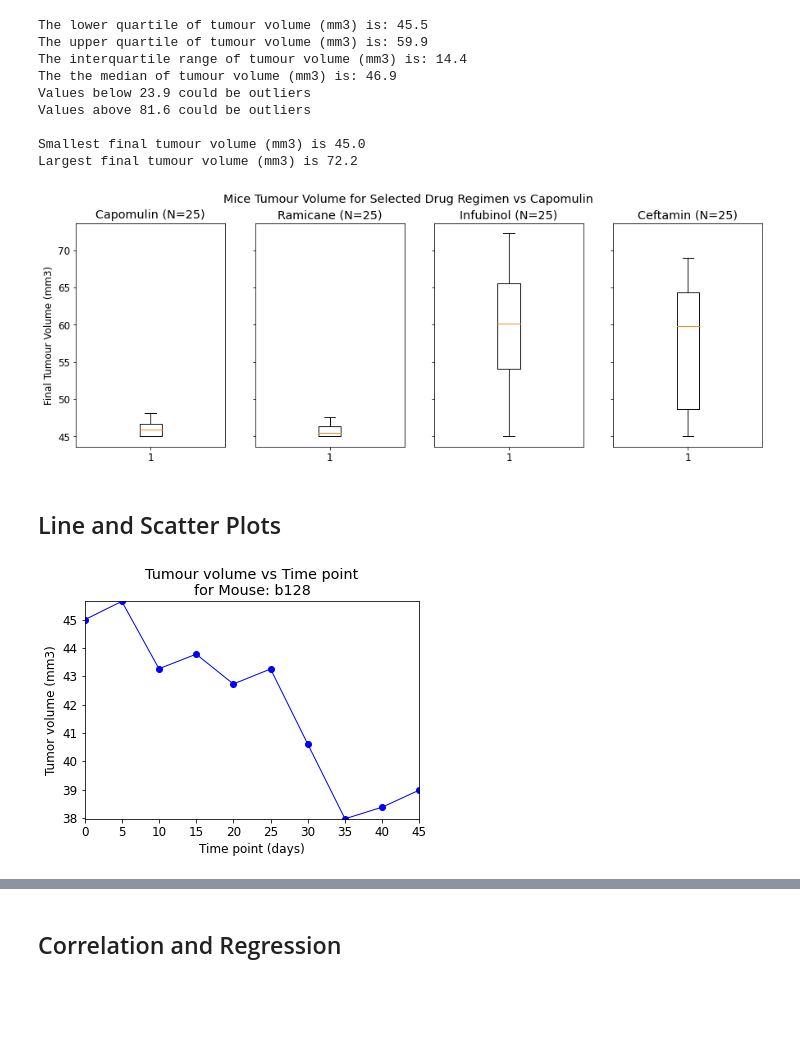
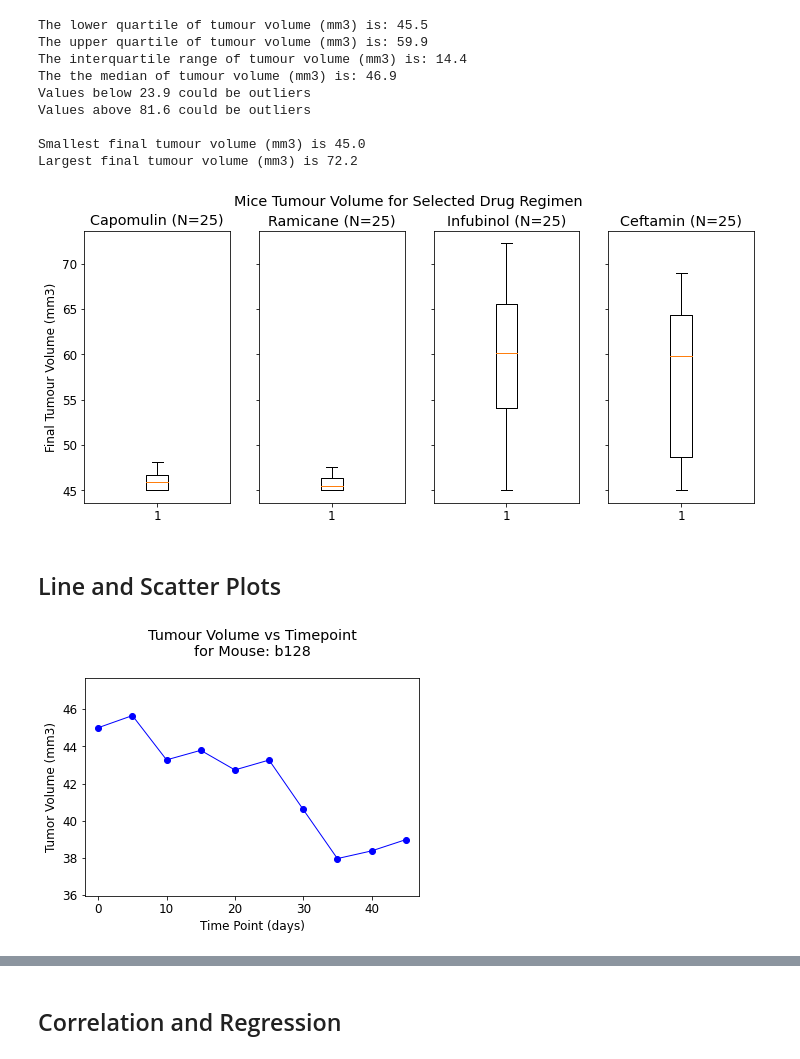
Before and after one commit to jgausachs/matplotlib-challenge, a Jupyter notebook: Pymaceuticals/pymaceuticals_starter.ipynb, the cells around one changed output, grey strips where cells are left out. Drawn from its saved outputs; the diff is of its cells as text; code cells hidden in the pictures; blank space fills up the shorter version.

```diff
--- a/Pymaceuticals/pymaceuticals_starter.ipynb
+++ b/Pymaceuticals/pymaceuticals_starter.ipynb
@@ -333,34 +364,38 @@ Smallest final tumour volume (mm3) is 45.0
 Largest final tumour volume (mm3) is 72.2
 # %%
 # Generate a box plot of the final tumour volume of each mouse across four regimens of interest
-tumour_vol_1 = selected_tumour_vol_df.loc[selected_tumour_vol_df["Drug Regimen"]==treatment_selected_ser[0],["Tumour Vol (mm3)"]]
-tumour_vol_2 = selected_tumour_vol_df.loc[selected_tumour_vol_df["Drug Regimen"]==treatment_selected_ser[1],["Tumour Vol (mm3)"]]
-tumour_vol_3 = selected_tumour_vol_df.loc[selected_tumour_vol_df["Drug Regimen"]==treatment_selected_ser[2],["Tumour Vol (mm3)"]]
-tumour_vol_4 = selected_tumour_vol_df.loc[selected_tumour_vol_df["Drug Regimen"]==treatment_selected_ser[3],["Tumour Vol (mm3)"]]
+tumour_vol_1 = selected_tumour_vol_df.loc[selected_tumour_vol_df["Drug Regimen"]==\
+    treatment_selected_ser[0],["Tumour Vol (mm3)"]]
+tumour_vol_2 = selected_tumour_vol_df.loc[selected_tumour_vol_df["Drug Regimen"]==\
+    treatment_selected_ser[1],["Tumour Vol (mm3)"]]
+tumour_vol_3 = selected_tumour_vol_df.loc[selected_tumour_vol_df["Drug Regimen"]==\
+    treatment_selected_ser[2],["Tumour Vol (mm3)"]]
+tumour_vol_4 = selected_tumour_vol_df.loc[selected_tumour_vol_df["Drug Regimen"]==\
+    treatment_selected_ser[3],["Tumour Vol (mm3)"]]
 
-fig2, (ax1, ax2, ax3, ax4) = plt.subplots(1, 4, sharey=True, figsize=(15,5))
-fig2.suptitle('Mice Tumour Volume for Selected Drug Regimen vs Capomulin\n')
+fig2, (ax1, ax2, ax3, ax4) = plt.subplots(1, 4, sharey=True, figsize=(12,5))
+fig2.suptitle('Mice Tumour Volume for Selected Drug Regimen\n')
 
 ax1.boxplot(tumour_vol_1["Tumour Vol (mm3)"])
 ax2.boxplot(tumour_vol_2["Tumour Vol (mm3)"])
 ax3.boxplot(tumour_vol_3["Tumour Vol (mm3)"])
 ax4.boxplot(tumour_vol_4["Tumour Vol (mm3)"])
 
 N1 = len(tumour_vol_1["Tumour Vol (mm3)"])
 N2 = len(tumour_vol_2["Tumour Vol (mm3)"])
 N3 = len(tumour_vol_3["Tumour Vol (mm3)"])
 N4 = len(tumour_vol_4["Tumour Vol (mm3)"])
 
 ax1.set_ylabel('Final Tumour Volume (mm3)')
 
 ax1.set_title(f"{treatment_selected_ser[0]} (N={N1})")
 ax2.set_title(f"{treatment_selected_ser[1]} (N={N2})")
 ax3.set_title(f"{treatment_selected_ser[2]} (N={N3})")
 ax4.set_title(f"{treatment_selected_ser[3]} (N={N4})")
 
 plt.show()
 # %% [output]
-[figure, old version]
+[figure, new version]
 # %% [markdown]
 ## Line and Scatter Plots
 # %%
@@ -371,17 +406,17 @@ selected_mouse_data = combined_clean_results_df.loc[combined_clean_results_df["M
 x_axis = selected_mouse_data["Timepoint"]
 y_axis = selected_mouse_data["Tumour Volume (mm3)"]
 
-plt.title(f"Tumour volume vs Time point\nfor Mouse: {selected_mouse}")
-plt.xlabel("Time point (days)")
-plt.ylabel("Tumor volume (mm3)")
+plt.title(f"Tumour Volume vs Timepoint\nfor Mouse: {selected_mouse}\n")
+plt.xlabel("Time Point (days)")
+plt.ylabel("Tumor Volume (mm3)")
 
-plt.xlim(0, 45)
-plt.ylim(selected_mouse_data["Tumour Volume (mm3)"].min(), selected_mouse_data["Tumour Volume (mm3)"].max())
+plt.xlim(0-2, 45+2)
+plt.ylim(selected_mouse_data["Tumour Volume (mm3)"].min()-2, selected_mouse_data["Tumour Volume (mm3)"].max()+2)
 
 plt.plot(x_axis, y_axis, marker="o", color="blue", linewidth=1)
 plt.show()
 # %% [output]
-[figure, old version]
+[figure, new version]
 # %%
 # Generate a scatter plot of average tumour volume vs. mouse weight for the Capomulin regimen
 selected_regimen = "Capomulin"
```
Also changed, not shown: parts of 14 cells of this notebook.
